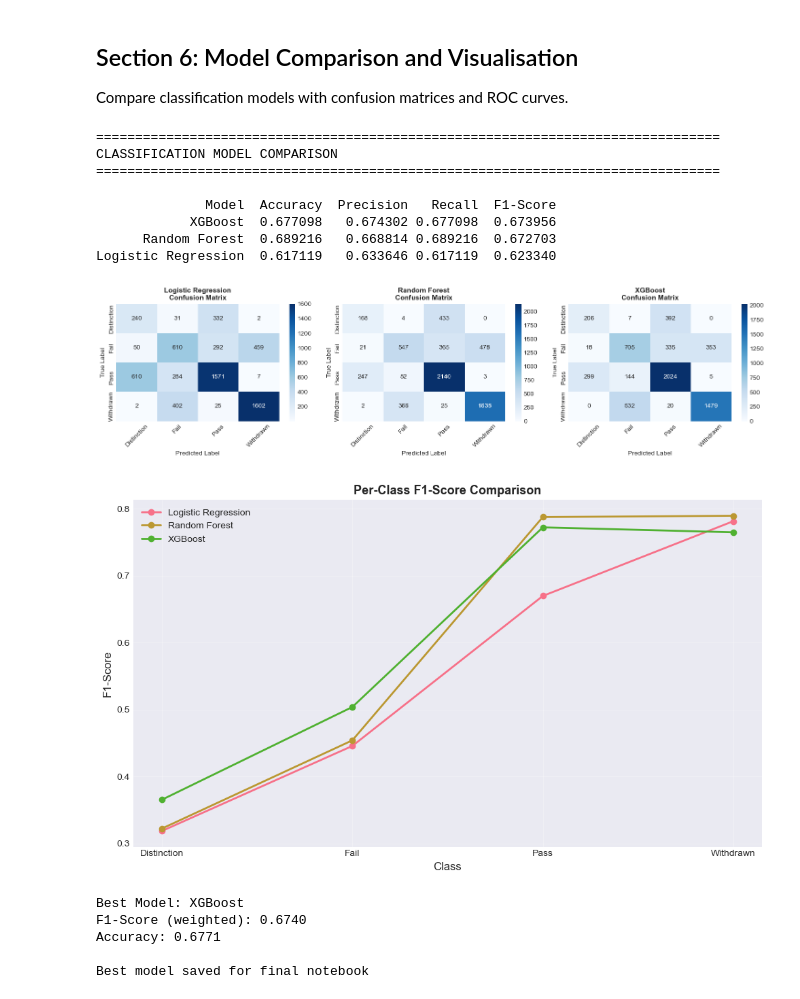
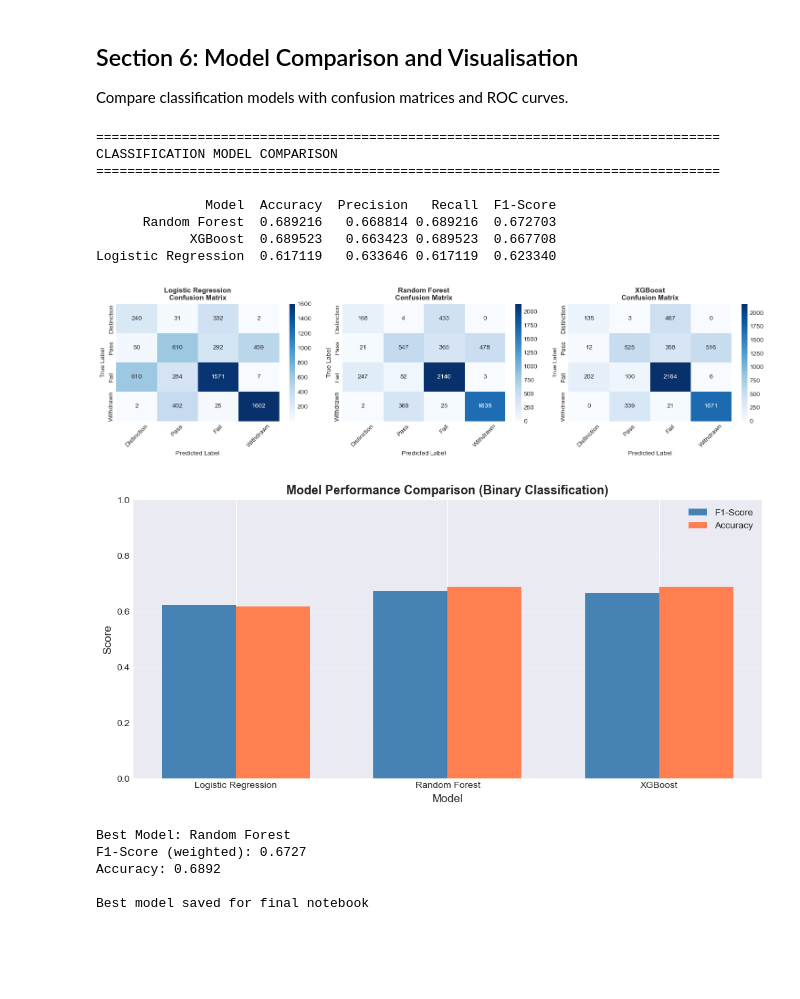
Before and after one commit to jaifm/msc-FAIDM-Assessment-1, a Jupyter notebook: 1_Notebooks/02b_Classification_Models.ipynb, the cells around one changed output. Cells and saved outputs as stored; diff of their text form; code cells hidden in the pictures; blank space fills up the shorter version.

Commit message:
testing binary classification vs multi-class classification

```diff
--- a/1_Notebooks/02b_Classification_Models.ipynb
+++ b/1_Notebooks/02b_Classification_Models.ipynb
@@ -320,10 +322,11 @@ from sklearn.model_selection import GridSearchCV, RandomizedSearchCV
 # Logistic Regression tuning
 log_param_grid = {
     'C': [0.1, 1, 10],
-    'class_weight': [None, 'balanced']
+    'class_weight': [None, 'balanced'],
+    'multi_class': ['multinomial']
 }
 log_search = GridSearchCV(
-    LogisticRegression(random_state=42, max_iter=2000, multi_class='multinomial'),
+    LogisticRegression(random_state=42, max_iter=2000),
     param_grid=log_param_grid,
     scoring='f1_weighted',
     cv=5,
@@ -366,9 +369,8 @@ xgb_search = RandomizedSearchCV(
     xgb.XGBClassifier(
         random_state=42,
         n_jobs=-1,
-        objective='multi:softprob',
-        num_class=len(class_names),
-        eval_metric='mlogloss'
+        objective='multi:softmax',
+        num_class=4
     ),
     param_distributions=xgb_param_dist,
     n_iter=10,
@@ -595,54 +545,60 @@ for idx, (cm, title, ax) in enumerate(zip(
 plt.tight_layout()
 plt.show()
 
-# Per-class performance bar chart
-fig, ax = plt.subplots(figsize=(10, 6))
-for model_name, y_pred in zip(['Logistic Regression', 'Random Forest', 'XGBoost'],
-                               [y_test_pred_log, y_test_pred_rf, y_test_pred_xgb]):
-    from sklearn.metrics import f1_score
-    per_class_f1 = f1_score(y_test, y_pred, average=None)
-    x_pos = np.arange(len(class_names))
-    ax.plot(x_pos, per_class_f1, marker='o', label=model_name, linewidth=2)
+# Per-class performance (optional for binary, but good for understanding)
+fig, ax = plt.subplots(figsize=(10, 5))
 
-ax.set_xticks(np.arange(len(class_names)))
-ax.set_xticklabels(class_names, rotation=0)
-ax.set_xlabel('Class', fontsize=12)
-ax.set_ylabel('F1-Score', fontsize=12)
-ax.set_title('Per-Class F1-Score Comparison', fontsize=13, fontweight='bold')
+models = ['Logistic Regression', 'Random Forest', 'XGBoost']
+f1_scores = [f1_log, f1_rf, f1_xgb]
+accs = [acc_log, acc_rf, acc_xgb]
+
+x = np.arange(len(models))
+width = 0.35
+
+ax.bar(x - width/2, f1_scores, width, label='F1-Score', color='steelblue')
+ax.bar(x + width/2, accs, width, label='Accuracy', color='coral')
+
+ax.set_xlabel('Model', fontsize=12)
+ax.set_ylabel('Score', fontsize=12)
+ax.set_title('Model Performance Comparison (Binary Classification)', fontsize=13, fontweight='bold')
+ax.set_xticks(x)
+ax.set_xticklabels(models)
 ax.legend()
-ax.grid(alpha=0.3)
+ax.grid(alpha=0.3, axis='y')
+ax.set_ylim([0, 1])
+
 plt.tight_layout()
 plt.show()
 
 print(f'\nBest Model: {comparison_df.iloc[0]["Model"]}')
 print(f'F1-Score (weighted): {comparison_df.iloc[0]["F1-Score"]:.4f}')
 print(f'Accuracy: {comparison_df.iloc[0]["Accuracy"]:.4f}')
 
 # Save best model
 best_model_name = comparison_df.iloc[0]['Model']
 if 'Random Forest' in best_model_name:
     best_clf = rf_clf
 elif 'XGBoost' in best_model_name:
     best_clf = xgb_clf
 else:
     best_clf = log_reg
 
 import pickle
 pickle.dump(best_clf, open('../2_Outputs/best_classification_model.pkl', 'wb'))
 print('\nBest model saved for final notebook')
 # %% [output]
 ================================================================================
 CLASSIFICATION MODEL COMPARISON
 ================================================================================
 
               Model  Accuracy  Precision   Recall  F1-Score
-            XGBoost  0.677098   0.674302 0.677098  0.673956
       Random Forest  0.689216   0.668814 0.689216  0.672703
+            XGBoost  0.689523   0.663423 0.689523  0.667708
 Logistic Regression  0.617119   0.633646 0.617119  0.623340
-[figure, old version]
+[figure, new version]
-[figure, old version]
+[figure, new version]
-Best Model: XGBoost
-F1-Score (weighted): 0.6740
-Accuracy: 0.6771
+Best Model: Random Forest
+F1-Score (weighted): 0.6727
+Accuracy: 0.6892
 
 Best model saved for final notebook
```
Also changed, not shown: parts of 8 cells of this notebook, 2 other files.
